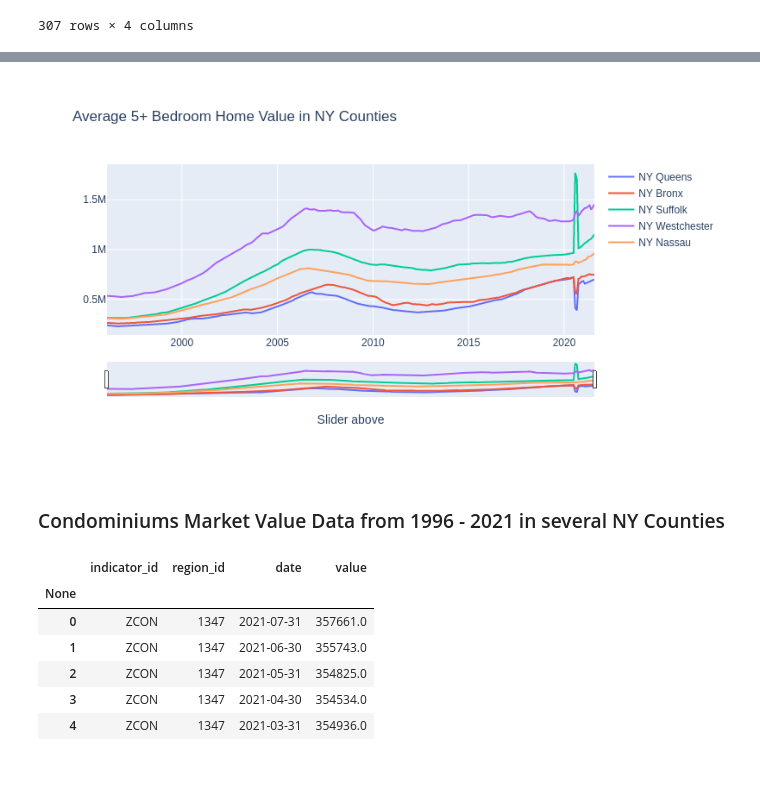
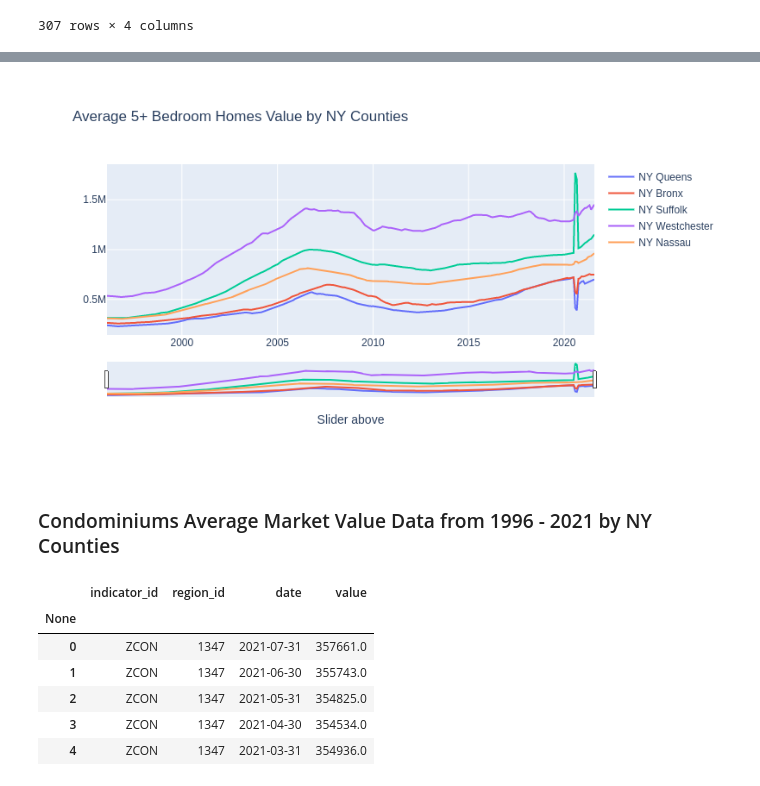
Before and after one commit to oscargallardo1/Data-Analysis-Projects, a Jupyter notebook: NY_Real_Estate_Analysis_Using_Nasdaq_data_link_API.ipynb, the cells around one changed output, grey strips where cells are left out. Cells and saved outputs as stored; diff of their text form; code cells hidden in the pictures.

```diff
--- a/NY_Real_Estate_Analysis_Using_Nasdaq_data_link_API.ipynb
+++ b/NY_Real_Estate_Analysis_Using_Nasdaq_data_link_API.ipynb
@@ -51,3 +50,5 @@ key_api = 'Nnqe96L2t#R12Du5-iSWy#R'
+# %%
+key_api = 'Nnqe96L2tR#12Du5-iSWy#'
 # %%
 # connection with quandl datavase
 #quandl.ApiConfig.api_key = key_api
@@ -122,18 +125,18 @@ nassau =  nasdaqdatalink.get_table('ZILLOW/DATA', indicator_id='Z5BR', region_id
 # %%
 graph = go.Figure()
 graph.add_trace(go.Scatter(x=queens.date, y=queens.value, name = 'NY Queens'))
 graph.add_trace(go.Scatter(x=bronx.date, y=bronx.value, name = 'NY Bronx'))
 graph.add_trace(go.Scatter(x=suffolk.date, y=suffolk.value, name = 'NY Suffolk'))
 graph.add_trace(go.Scatter(x=westchester.date, y=westchester.value, name = 'NY Westchester'))
 graph.add_trace(go.Scatter(x=nassau.date, y=nassau.value, name = 'NY Nassau'))
-graph.update_layout(title="Average 5+ Bedroom Home Value in NY Counties")
+graph.update_layout(title="Average 5+ Bedroom Homes Value by NY Counties")
 graph.update_xaxes(rangeslider_visible=True, title = 'Slider above')
 #graph.show()
 gitly.show(graph)
 # %% [output]
-[figure, old version]
+[figure, new version]
 # %% [markdown]
-### Condominiums Market Value Data from 1996 - 2021 in several NY Counties
+### Condominiums Average Market Value Data from 1996 - 2021 by NY Counties
 # %%
 queens = nasdaqdatalink.get_table('ZILLOW/DATA', indicator_id='ZCON', region_id='1347')
 bronx = nasdaqdatalink.get_table('ZILLOW/DATA', indicator_id='ZCON', region_id='401')
```
Also changed, not shown: parts of 12 cells of this notebook.
